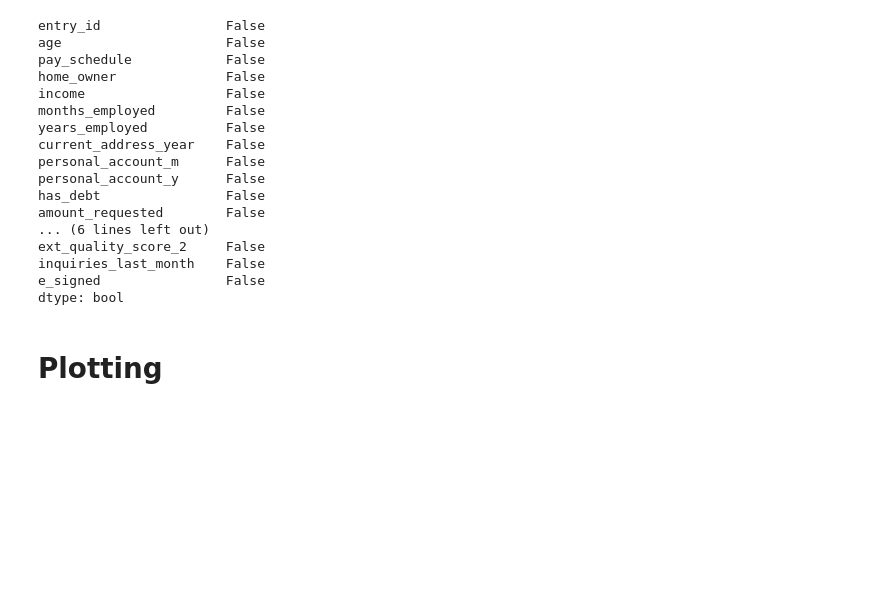
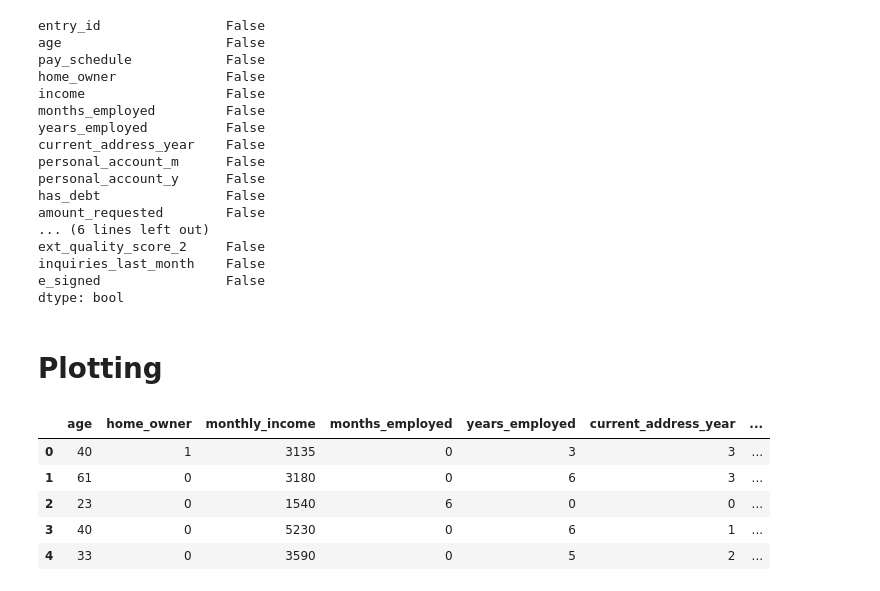
Before and after one commit to c-grigsby/ml-fintech-case-studies, a Jupyter notebook: predicting-loan-signatures/notebooks/predicting-loan-signatures_eda.ipynb, the cells around one changed output. Drawn from its saved outputs; the diff is of its cells as text; code cells hidden in the pictures; blank space fills up the shorter version.

```diff
--- a/predicting-loan-signatures/notebooks/predicting-loan-signatures_eda.ipynb
+++ b/predicting-loan-signatures/notebooks/predicting-loan-signatures_eda.ipynb
@@ -85,2 +88,14 @@ dtype: bool
 # %% [markdown]
 # Plotting
+# %%
+# Get numerical features
+df_users_numerical = df_users_financial.copy().drop(columns = ['entry_id', 'pay_schedule', 'e_signed'])
+
+df_users_numerical.head()
+# %% [output]
+|  | age | home_owner | monthly_income | months_employed | years_employed | current_address_year | ... |
+| 0 | 40 | 1 | 3135 | 0 | 3 | 3 | ... |
+| 1 | 61 | 0 | 3180 | 0 | 6 | 3 | ... |
+| 2 | 23 | 0 | 1540 | 6 | 0 | 0 | ... |
+| 3 | 40 | 0 | 5230 | 0 | 6 | 1 | ... |
+| 4 | 33 | 0 | 3590 | 0 | 5 | 2 | ... |
```
Also changed, not shown: parts of 9 cells of this notebook.
